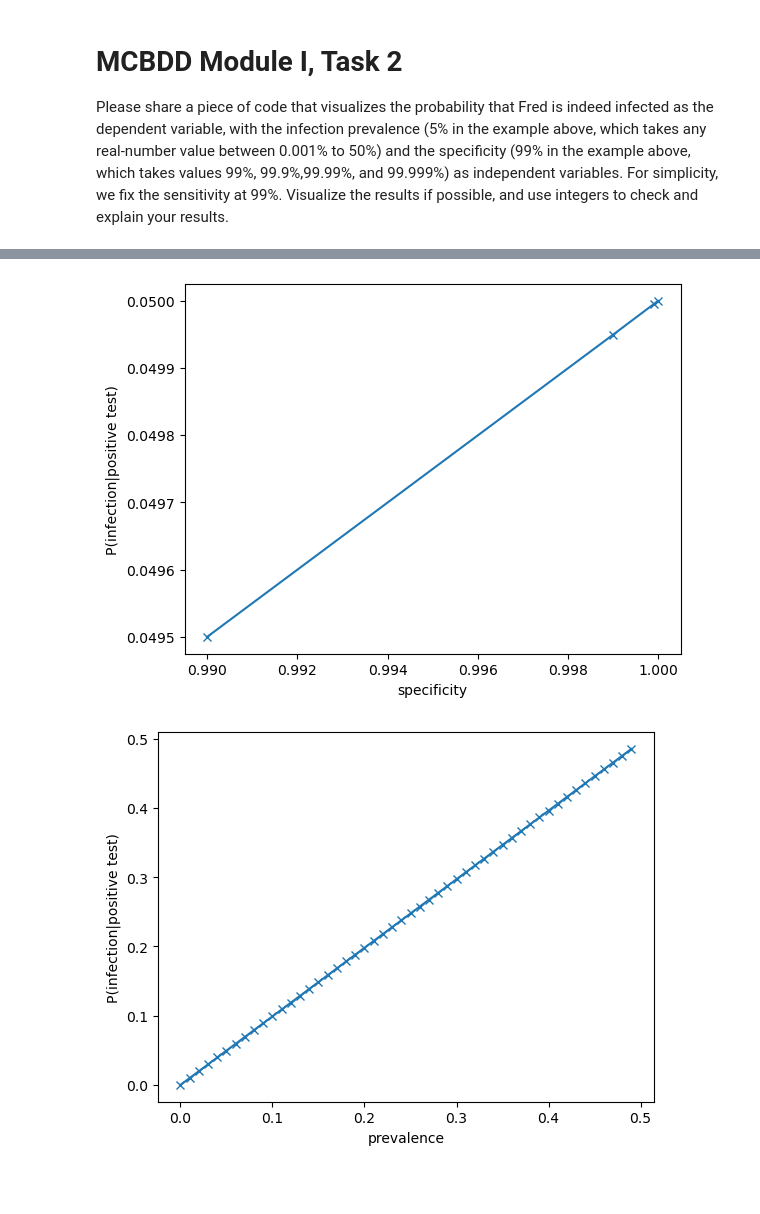
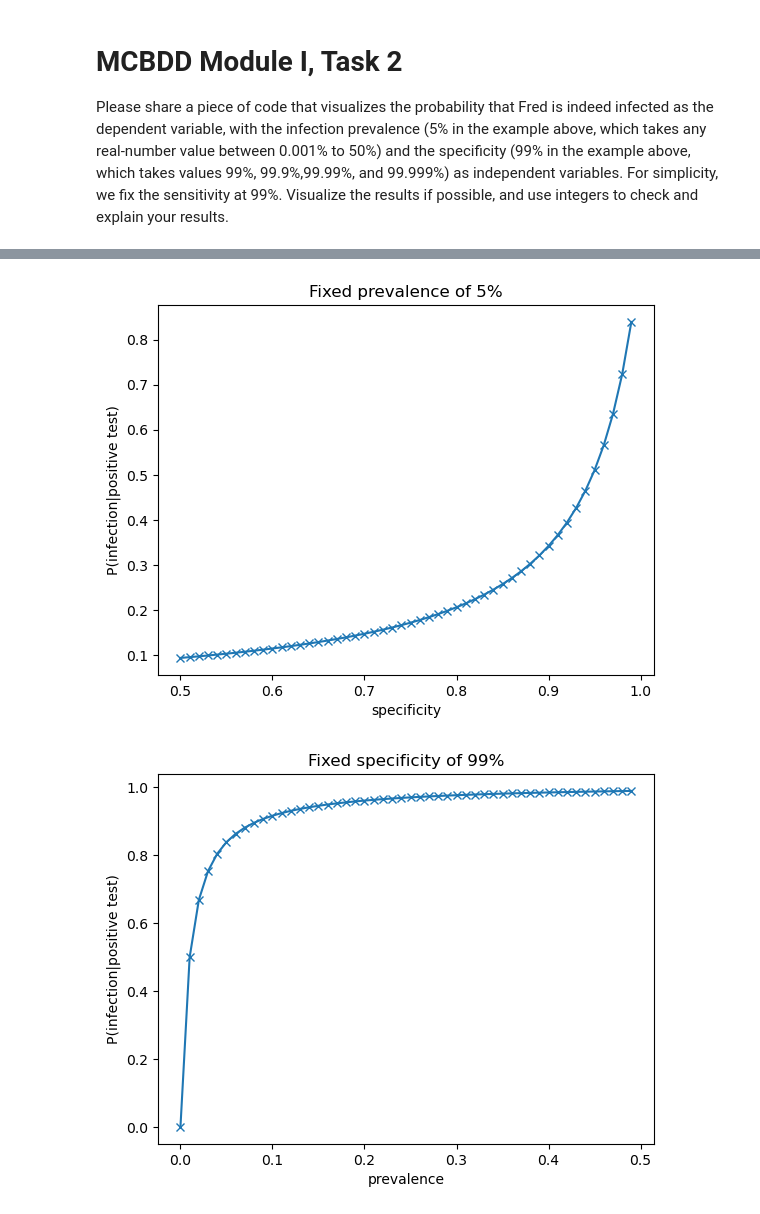
Before and after one commit to aplumin/mcbdd, a Jupyter notebook: module1.ipynb, the cells around one changed output, grey strips where cells are left out. Drawn from its saved outputs; the diff is of its cells as text; code cells hidden in the pictures; blank space fills up the shorter version.

```diff
--- a/module1.ipynb
+++ b/module1.ipynb
@@ -11,26 +11,28 @@ $Bayes: P(i|p) = \frac{P(p|i) \times P(i)}{P(p|i) + P(p|h)}
 # %%
 def p_infected(prevalence, sensitivity, specificity):
-    return (sensitivity * prevalence) / (sensitivity + 1 - specificity)
+    return sensitivity * prevalence / (sensitivity * prevalence + (1 - specificity) * (1 - prevalence))
 # %%
 import numpy as np
 import matplotlib.pyplot as plt
 
 # fix prevalence at 5%
-specificity = np.array([0.99,0.999,0.9999,0.99999])
+specificity = np.arange(0.5,1,0.01) #np.array([0.99,0.999,0.9999,0.99999])
 plt.plot(specificity, p_infected(0.05, 0.99, specificity),'x-')
 plt.xlabel("specificity")
 plt.ylabel("P(infection|positive test)")
+plt.title("Fixed prevalence of 5%")
 plt.show()
 # %% [output]
-[figure, old version]
+[figure, new version]
 # %%
 # fix specificity at 99%
 prevalence = np.arange(0.00001,0.5,0.01)
 plt.plot(prevalence, p_infected(prevalence, 0.99, 0.99),'x-')
 plt.xlabel("prevalence")
 plt.ylabel("P(infection|positive test)")
+plt.title("Fixed specificity of 99%")
 plt.show()
 # %% [output]
-[figure, old version]
+[figure, new version]
 # %%
 # TODO plot both in one
```
Also changed, not shown: parts of 1 cell of this notebook.
